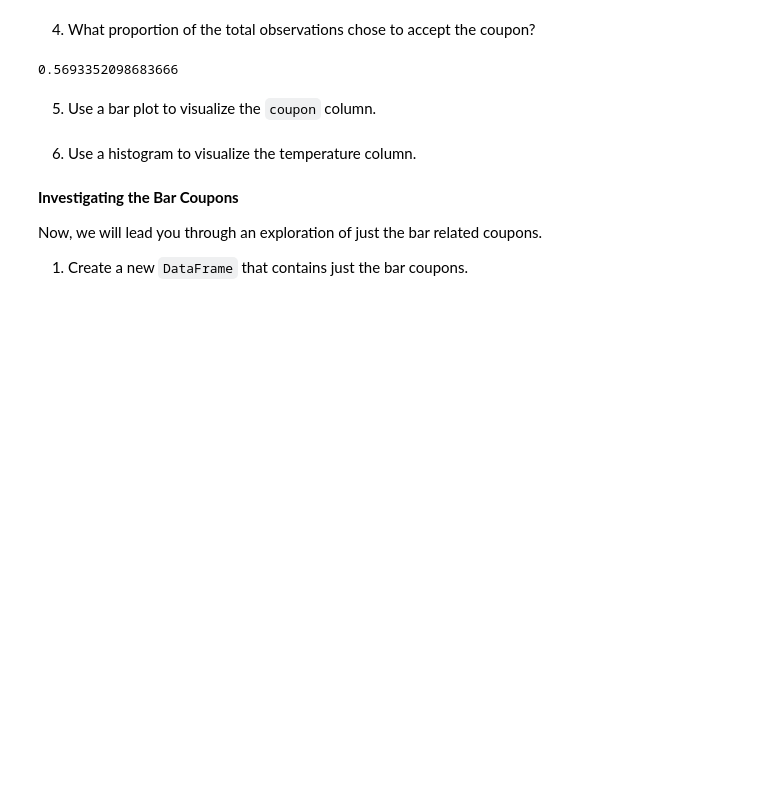
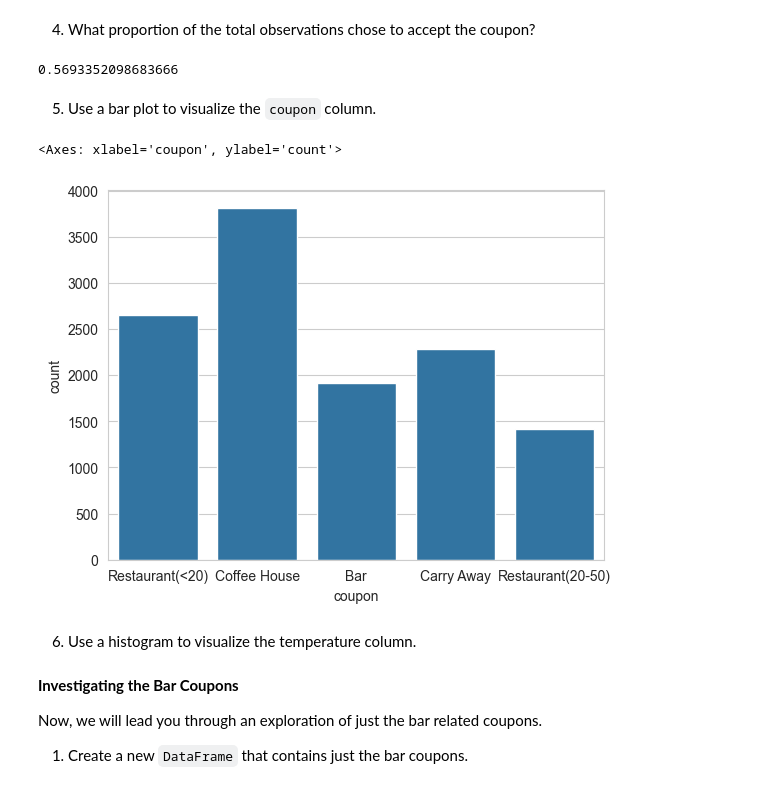
Before and after one commit to geo-rge-li/uci-coupon-analysis, a Jupyter notebook: prompt.ipynb, the cells around one changed output. Saved outputs shown, nothing was run; the diff lists cells and outputs as text; code cells hidden in the pictures; blank space fills up the shorter version.

```diff
--- a/prompt.ipynb
+++ b/prompt.ipynb
@@ -137,6 +137,7 @@ Also dropping the rows where the places are null since it's hard for us to tell
 # %%
 df = data.dropna(subset=['CarryAway', 'CoffeeHouse', 'Bar', 'RestaurantLessThan20', 'Restaurant20To50', 'CarryAway', 'CoffeeHouse', 'Bar', 'RestaurantLessThan20', 'Restaurant20To50'])
 df = df.drop(columns=['car'])
+df['coupon'].replace(({'Carry out & Take away': 'Carry Away'}), inplace=True)
 df.info()
 # %% [output]
 <class 'pandas.core.frame.DataFrame'>
@@ -164,6 +171,11 @@ print(df[df['Y'] == 1].size / df.size)
 0.5693352098683666
 # %% [markdown]
 5. Use a bar plot to visualize the `coupon` column.
+# %%
+sns.countplot(df, x="coupon")
+# %% [output]
+<Axes: xlabel='coupon', ylabel='count'>
+[figure, added]
 # %% [markdown]
 6. Use a histogram to visualize the temperature column.
 # %% [markdown]
```
Also changed, not shown: parts of 1 cell of this notebook.
